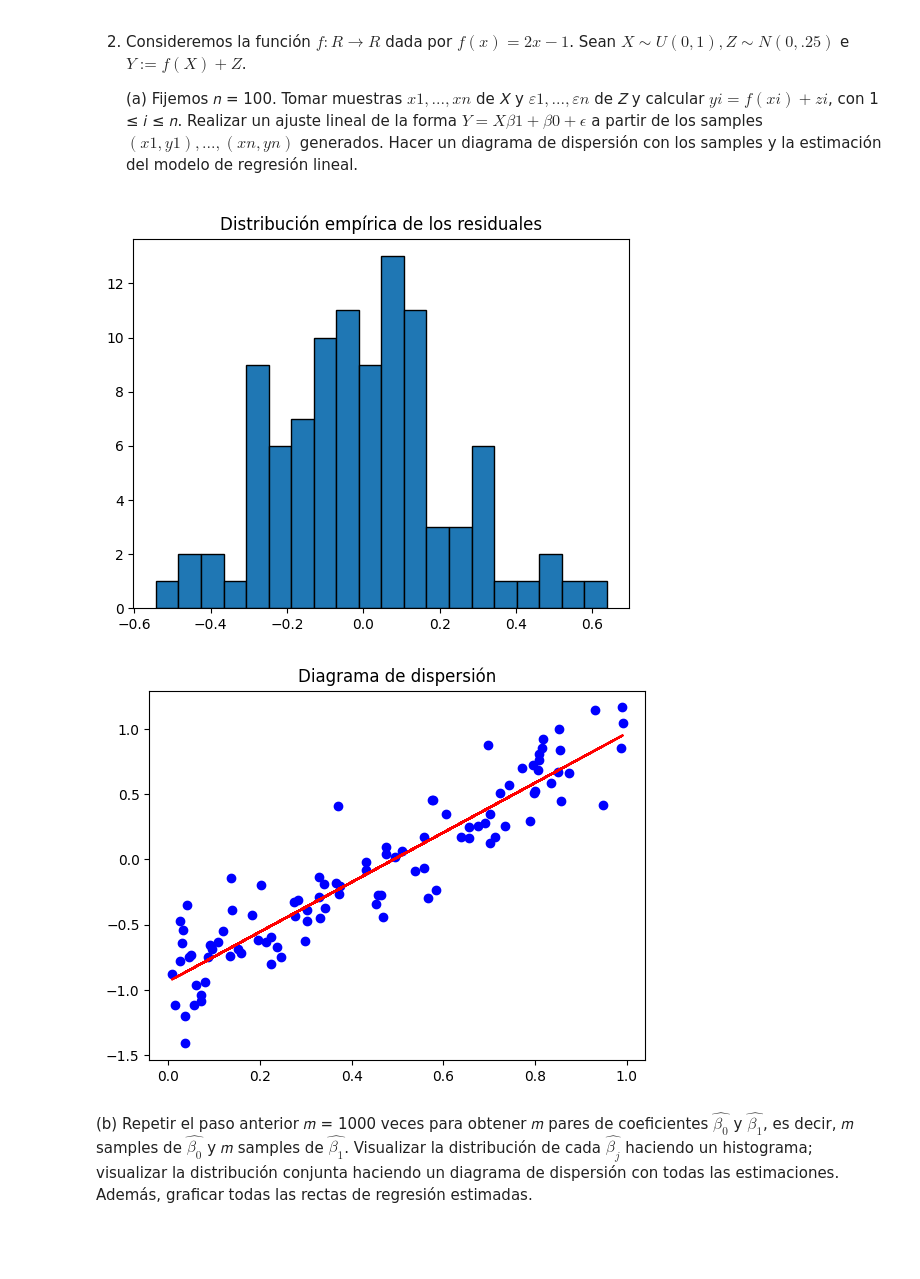
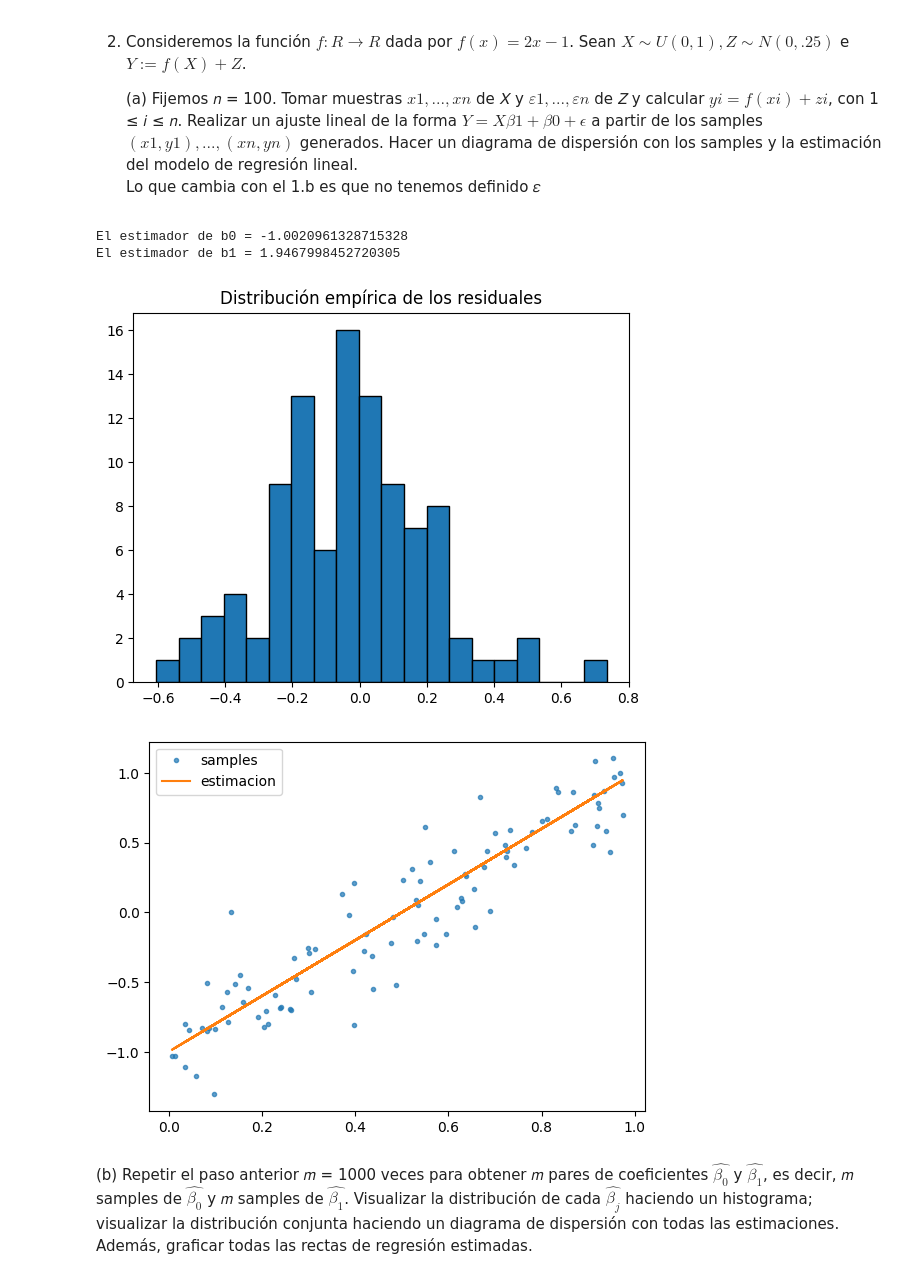
Before and after one commit to solcrespi05/Estadistica1, a Jupyter notebook: Practica regresion/ej_2.ipynb, the cells around one changed output. Cells and saved outputs as stored; diff of their text form; code cells hidden in the pictures; blank space fills up the shorter version.

```diff
--- a/Practica regresion/ej_2.ipynb
+++ b/Practica regresion/ej_2.ipynb
@@ -5,30 +6,36 @@ import matplotlib.pyplot as plt
  2. Consideremos la función $𝑓 : R → R$ dada por $𝑓 (𝑥) = 2𝑥 −1$. Sean $𝑋 ∼ U(0,1),𝑍 ∼ N(0,.25)$ e $𝑌 := 𝑓 (𝑋) +𝑍$.
 
     (a) Fijemos 𝑛 = 100. Tomar muestras $𝑥1,...,𝑥𝑛$ de 𝑋 y $𝜀1,...,𝜀𝑛$ de 𝑍 y calcular $𝑦𝑖 = 𝑓 (𝑥𝑖) +𝑧𝑖$, con 1 ≤ 𝑖 ≤ 𝑛. Realizar un ajuste lineal de la forma $𝑌 = 𝑋𝛽1 + 𝛽0 + 𝜖$ a partir de los samples $(𝑥1,𝑦1), . . ., (𝑥𝑛,𝑦𝑛)$ generados. Hacer un diagrama de dispersión con los samples y la estimación del modelo de regresión lineal.
+    Lo que cambia con el 1.b es que no tenemos definido 𝜀
 # %%
-muestras_x = np.random.uniform(0,1,100)
-muestras_z = np.random.normal(0,0.25,100)
+muestras_x = uniform.rvs(0,1,100)
+muestras_z = norm.rvs(0,0.25,100)
+
 
 muestras_y = 2*muestras_x - 1 + muestras_z
 
 b1 = np.sum((muestras_x - np.mean(muestras_x))*(muestras_y - np.mean(muestras_y)))/np.sum((muestras_x - np.mean(muestras_x))**2)
 b0 = np.mean(muestras_y) - b1 * np.mean(muestras_x)
 
-residuales = muestras_y - (muestras_x*b1 + b0)
+print('El estimador de b0 =', b0)
+print('El estimador de b1 =', b1)
 
 # Graficar el histograma de los residuales
-plt.hist(residuales, bins=20, edgecolor='black')
+plt.hist(muestras_z, bins=20, edgecolor='black')
 plt.title('Distribución empírica de los residuales')
 plt.show()
 
-# Graficar el diagrama de dispersión
-plt.scatter(muestras_x, muestras_y, color='blue')
-plt.plot(muestras_x, muestras_x*b1 + b0, color='red')
-plt.title('Diagrama de dispersión')
+# Plotear samples y estimación
+fig, ax = plt.subplots()
+ax.plot(muestras_x, muestras_y, '.', alpha=.7, label='samples')
+ax.plot(muestras_x, 2*muestras_x -1 , label='estimacion')
+plt.legend()
 plt.show()
 # %% [output]
+El estimador de b0 = -1.0020961328715328
+El estimador de b1 = 1.9467998452720305
-[figure, old version]
+[figure, new version]
-[figure, old version]
+[figure, new version]
 # %% [markdown]
  (b) Repetir el paso anterior 𝑚 = 1000 veces para obtener 𝑚 pares de coeficientes $ \hat{\beta_0}$ y $\hat{\beta_1}$, es decir, 𝑚 samples de $ \hat{\beta_0}$ y 𝑚 samples de $ \hat{\beta_1}$. Visualizar la distribución de cada $ \hat{\beta_j}$ haciendo un histograma; visualizar la distribución conjunta haciendo un diagrama de dispersión con todas las estimaciones. Además, graficar todas las rectas de regresión estimadas.
 # %%
```
Also changed, not shown: parts of 7 cells of this notebook, 1 other file.
